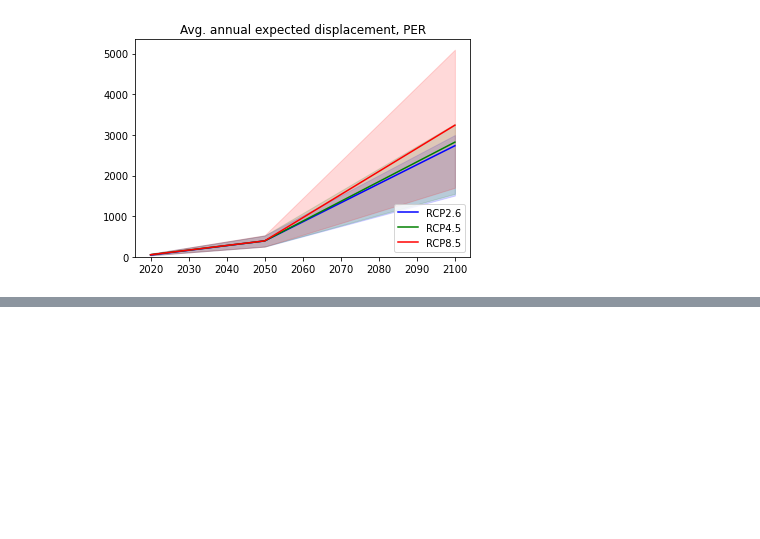
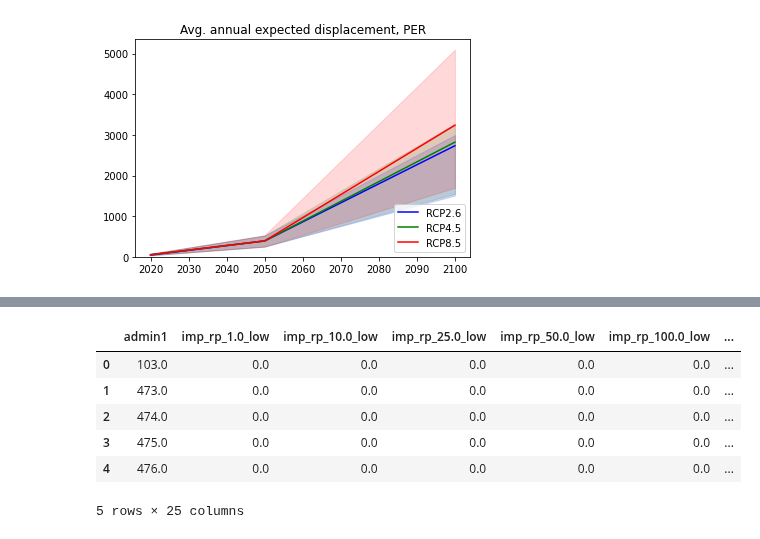
Before and after one commit to Evelyn-M/global-displacement-risk, a Jupyter notebook: doc/result_overview_CF.ipynb, the cells around one changed output, grey strips where cells are left out. Cells and saved outputs as stored; diff of their text form; code cells hidden in the pictures; blank space fills up the shorter version.

```diff
--- a/doc/result_overview_CF.ipynb
+++ b/doc/result_overview_CF.ipynb
@@ -37,0 +115,19 @@ impact_postproc.plot_aeds_admin0(df_rcp26, df_rcp45, df_rcp85, cntry_iso)
+# %%
+# specify country, impact-func source, rcp and time horizon
+
+cntry_iso='CHL'
+source='cima'
+rcp=26
+year = 2050
+
+path_result_df = f'{path_results}/{cntry_iso}/{cntry_iso}_RCP{rcp}_{year}_{source}.csv'
+df_results_chl = pd.read_csv(path_result_df)
+df_results_chl.head()
+# %% [output]
+|  | admin1 | imp_rp_1.0_low | imp_rp_10.0_low | imp_rp_25.0_low | imp_rp_50.0_low | imp_rp_100.0_low | ... |
+| 0 | 103.0 | 0.0 | 0.0 | 0.0 | 0.0 | 0.0 | ... |
+| 1 | 473.0 | 0.0 | 0.0 | 0.0 | 0.0 | 0.0 | ... |
+| 2 | 474.0 | 0.0 | 0.0 | 0.0 | 0.0 | 0.0 | ... |
+| 3 | 475.0 | 0.0 | 0.0 | 0.0 | 0.0 | 0.0 | ... |
+| 4 | 476.0 | 0.0 | 0.0 | 0.0 | 0.0 | 0.0 | ... |
+5 rows × 25 columns
```
Also changed, not shown: parts of 23 cells of this notebook.
